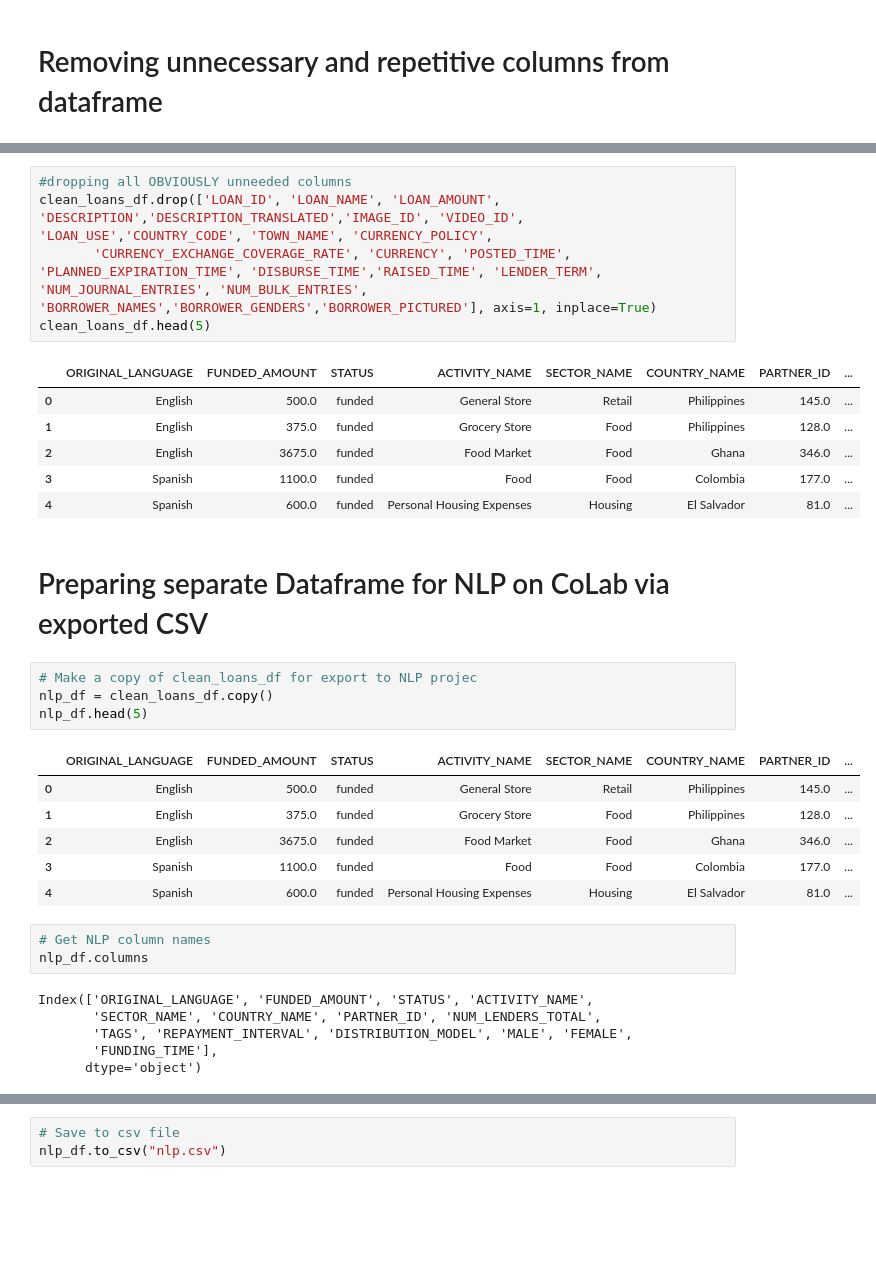
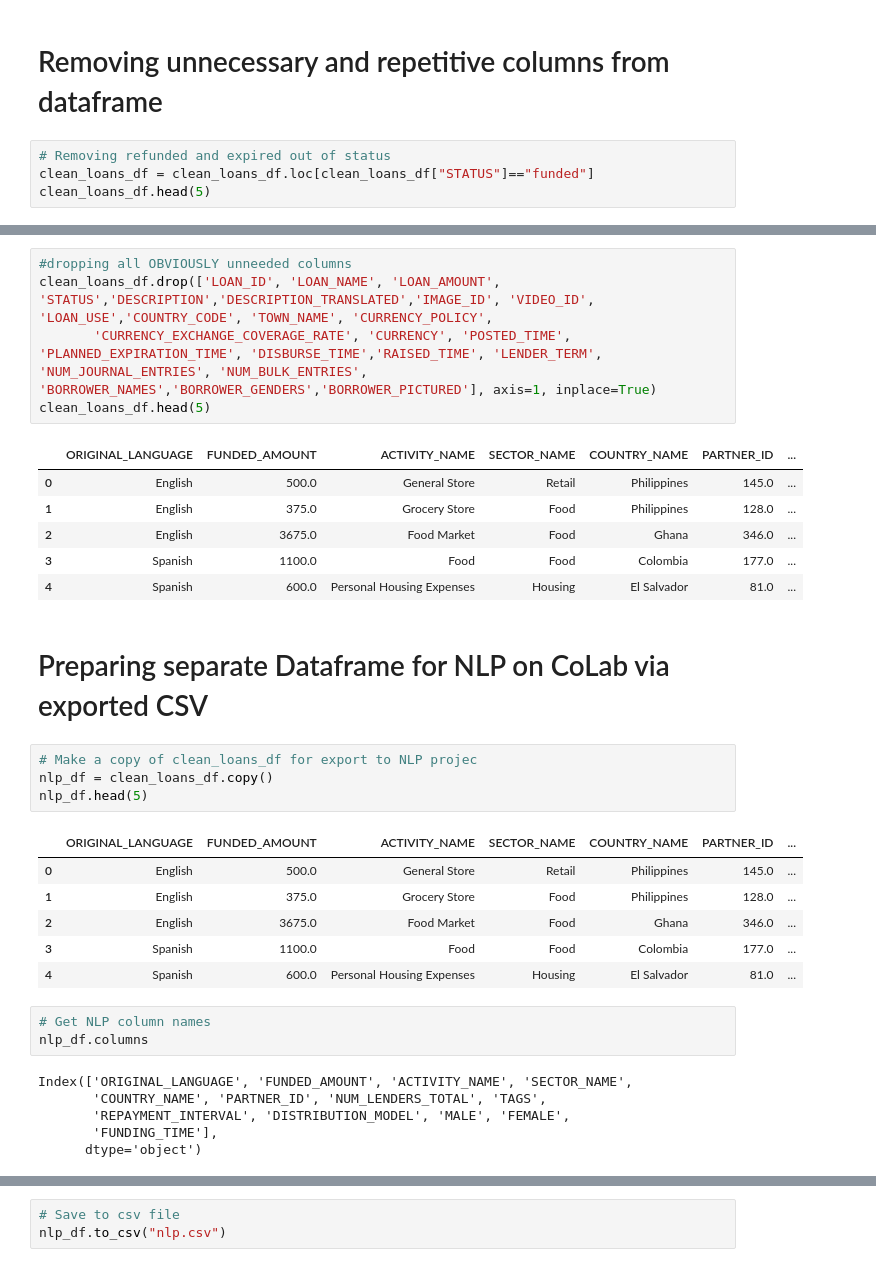
Before and after one commit to emmysobieski/TeamPySpark, a Jupyter notebook: TeamPySpark_ML_Models.ipynb, the cells around one changed output, grey strips where cells are left out. Cells and saved outputs as stored; diff of their text form; blank space fills up the shorter version.

```diff
--- a/TeamPySpark_ML_Models.ipynb
+++ b/TeamPySpark_ML_Models.ipynb
@@ -396,3 +404,7 @@ clean_loans_df['FEMALE'].value_counts()
 Name: FEMALE, dtype: int64
 # %% [markdown]
 # Removing unnecessary and repetitive columns from dataframe
+# %%
+# Removing refunded and expired out of status
+clean_loans_df = clean_loans_df.loc[clean_loans_df["STATUS"]=="funded"]
+clean_loans_df.head(5)
@@ -399,15 +419,15 @@ Name: FEMALE, dtype: int64
 # %%
 #dropping all OBVIOUSLY unneeded columns
-clean_loans_df.drop(['LOAN_ID', 'LOAN_NAME', 'LOAN_AMOUNT', 'DESCRIPTION','DESCRIPTION_TRANSLATED','IMAGE_ID', 'VIDEO_ID', 'LOAN_USE','COUNTRY_CODE', 'TOWN_NAME', 'CURRENCY_POLICY',
+clean_loans_df.drop(['LOAN_ID', 'LOAN_NAME', 'LOAN_AMOUNT', 'STATUS','DESCRIPTION','DESCRIPTION_TRANSLATED','IMAGE_ID', 'VIDEO_ID', 'LOAN_USE','COUNTRY_CODE', 'TOWN_NAME', 'CURRENCY_POLICY',
        'CURRENCY_EXCHANGE_COVERAGE_RATE', 'CURRENCY', 'POSTED_TIME', 'PLANNED_EXPIRATION_TIME', 'DISBURSE_TIME','RAISED_TIME', 'LENDER_TERM', 'NUM_JOURNAL_ENTRIES', 'NUM_BULK_ENTRIES', 'BORROWER_NAMES','BORROWER_GENDERS','BORROWER_PICTURED'], axis=1, inplace=True)
 clean_loans_df.head(5)
 # %% [output]
-|  | ORIGINAL_LANGUAGE | FUNDED_AMOUNT | STATUS | ACTIVITY_NAME | SECTOR_NAME | COUNTRY_NAME | PARTNER_ID | ... |
-| 0 | English | 500.0 | funded | General Store | Retail | Philippines | 145.0 | ... |
-| 1 | English | 375.0 | funded | Grocery Store | Food | Philippines | 128.0 | ... |
-| 2 | English | 3675.0 | funded | Food Market | Food | Ghana | 346.0 | ... |
-| 3 | Spanish | 1100.0 | funded | Food | Food | Colombia | 177.0 | ... |
-| 4 | Spanish | 600.0 | funded | Personal Housing Expenses | Housing | El Salvador | 81.0 | ... |
+|  | ORIGINAL_LANGUAGE | FUNDED_AMOUNT | ACTIVITY_NAME | SECTOR_NAME | COUNTRY_NAME | PARTNER_ID | ... |
+| 0 | English | 500.0 | General Store | Retail | Philippines | 145.0 | ... |
+| 1 | English | 375.0 | Grocery Store | Food | Philippines | 128.0 | ... |
+| 2 | English | 3675.0 | Food Market | Food | Ghana | 346.0 | ... |
+| 3 | Spanish | 1100.0 | Food | Food | Colombia | 177.0 | ... |
+| 4 | Spanish | 600.0 | Personal Housing Expenses | Housing | El Salvador | 81.0 | ... |
 # %% [markdown]
 # Preparing separate Dataframe for NLP on CoLab via exported CSV
 # %%
@@ -415,19 +435,19 @@ clean_loans_df.head(5)
 nlp_df = clean_loans_df.copy()
 nlp_df.head(5)
 # %% [output]
-|  | ORIGINAL_LANGUAGE | FUNDED_AMOUNT | STATUS | ACTIVITY_NAME | SECTOR_NAME | COUNTRY_NAME | PARTNER_ID | ... |
-| 0 | English | 500.0 | funded | General Store | Retail | Philippines | 145.0 | ... |
-| 1 | English | 375.0 | funded | Grocery Store | Food | Philippines | 128.0 | ... |
-| 2 | English | 3675.0 | funded | Food Market | Food | Ghana | 346.0 | ... |
-| 3 | Spanish | 1100.0 | funded | Food | Food | Colombia | 177.0 | ... |
-| 4 | Spanish | 600.0 | funded | Personal Housing Expenses | Housing | El Salvador | 81.0 | ... |
+|  | ORIGINAL_LANGUAGE | FUNDED_AMOUNT | ACTIVITY_NAME | SECTOR_NAME | COUNTRY_NAME | PARTNER_ID | ... |
+| 0 | English | 500.0 | General Store | Retail | Philippines | 145.0 | ... |
+| 1 | English | 375.0 | Grocery Store | Food | Philippines | 128.0 | ... |
+| 2 | English | 3675.0 | Food Market | Food | Ghana | 346.0 | ... |
+| 3 | Spanish | 1100.0 | Food | Food | Colombia | 177.0 | ... |
+| 4 | Spanish | 600.0 | Personal Housing Expenses | Housing | El Salvador | 81.0 | ... |
 # %%
 # Get NLP column names
 nlp_df.columns
 # %% [output]
-Index(['ORIGINAL_LANGUAGE', 'FUNDED_AMOUNT', 'STATUS', 'ACTIVITY_NAME',
-       'SECTOR_NAME', 'COUNTRY_NAME', 'PARTNER_ID', 'NUM_LENDERS_TOTAL',
-       'TAGS', 'REPAYMENT_INTERVAL', 'DISTRIBUTION_MODEL', 'MALE', 'FEMALE',
+Index(['ORIGINAL_LANGUAGE', 'FUNDED_AMOUNT', 'ACTIVITY_NAME', 'SECTOR_NAME',
+       'COUNTRY_NAME', 'PARTNER_ID', 'NUM_LENDERS_TOTAL', 'TAGS',
+       'REPAYMENT_INTERVAL', 'DISTRIBUTION_MODEL', 'MALE', 'FEMALE',
        'FUNDING_TIME'],
       dtype='object')
 # %%
```
Also changed, not shown: parts of 40 cells of this notebook.
